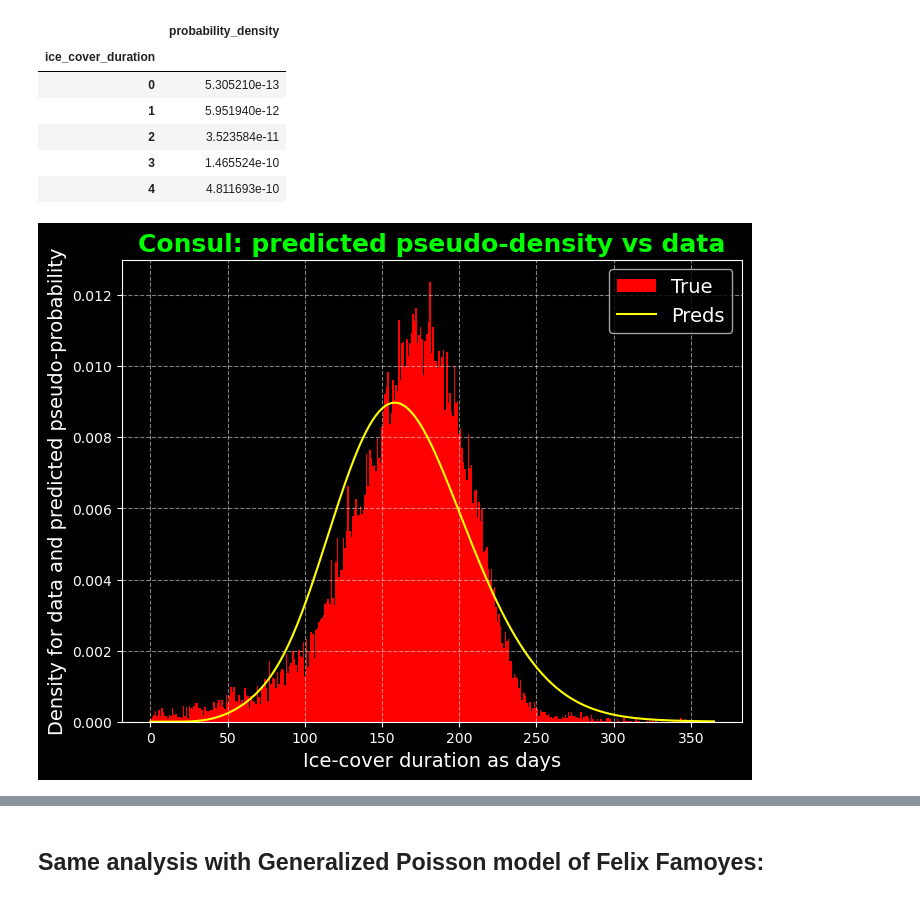
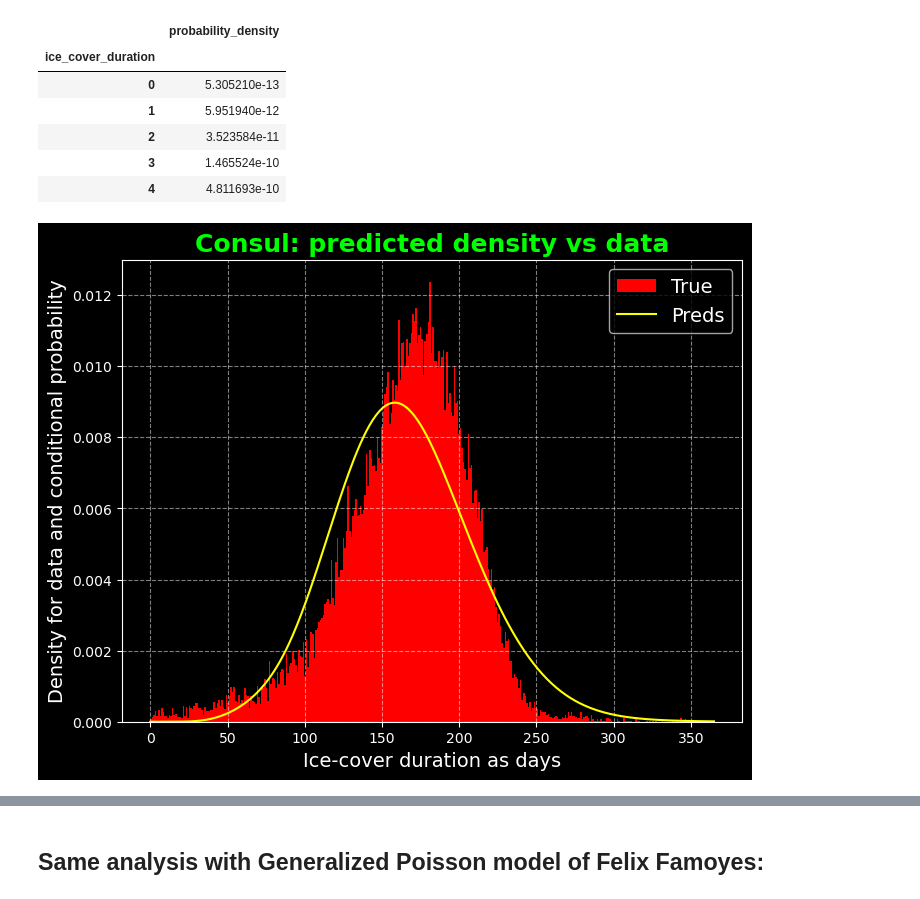
Before and after one commit to Eruveoo/Ice_cover_duration_project, a Jupyter notebook: ice_cover_day_counts/regression_analysis_for_counts/day_count_analysis_wide_github.ipynb, the cells around one changed output, grey strips where cells are left out. Saved outputs shown, nothing was run; the diff lists cells and outputs as text; code cells hidden in the pictures.

```diff
--- a/ice_cover_day_counts/regression_analysis_for_counts/day_count_analysis_wide_github.ipynb
+++ b/ice_cover_day_counts/regression_analysis_for_counts/day_count_analysis_wide_github.ipynb
@@ -182,7 +181,7 @@ test_year_frame.plot();
 # %% [output]
 [figure]
 # %%
-consul_model_distribution,consul_model_prob_matrix,consul_model_pseudo_density = get_dataset_count_distribution(consul_model_basic,X_basic,return_probs=True)
+consul_model_distribution,consul_model_prob_matrix,consul_model_density = get_dataset_count_distribution(consul_model_basic,X_basic,return_probs=True)
 # %%
 X_basic.shape,consul_model_prob_matrix.sum(axis=1).sum()
 # %% [output]
@@ -199,17 +198,17 @@ consul_model_pseudo_density.head()
 | 4 | 4.811693e-10 |
 # %%
 colors = {'preds':'yellow','true':'red','title':'lime','xlabel':'white','ylabel':'white'}
-titles = {'title':'Consul: predicted pseudo-density vs data','xlabel':'Ice-cover duration as days','ylabel':'Density for data and predicted pseudo-probability'}
+titles = {'title':'Consul: predicted density vs data','xlabel':'Ice-cover duration as days','ylabel':'Density for data and conditional probability'}
 
-visualize_densities(prediction_density=consul_model_pseudo_density,
+visualize_densities(prediction_density=consul_model_density,
                     true_observations=data_ip.ice_cover_duration,
                     colors=colors,
                     titles=titles,
                     #return_fig=True,
                     #file_path=visualization_path+'leaky_Consul_duration_cumulated_density_vs_data.png'
                     )
 # %% [output]
-[figure, old version]
+[figure, new version]
 # %%
 density_path = visualization_path+'leaky_Consul_duration_cumulated_density_vs_data.png'
 ev_path = visualization_path+'leaky_Consul_duration_EV_preds_vs_data.png'
```
Also changed, not shown: parts of 35 cells of this notebook, 1 other file.
